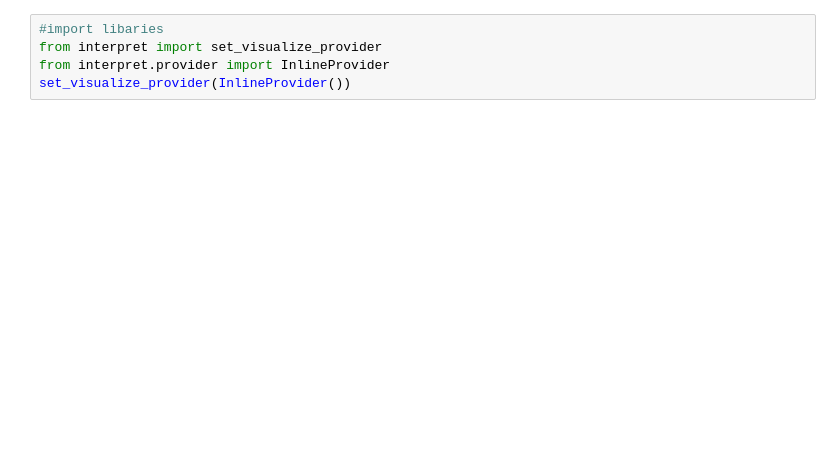
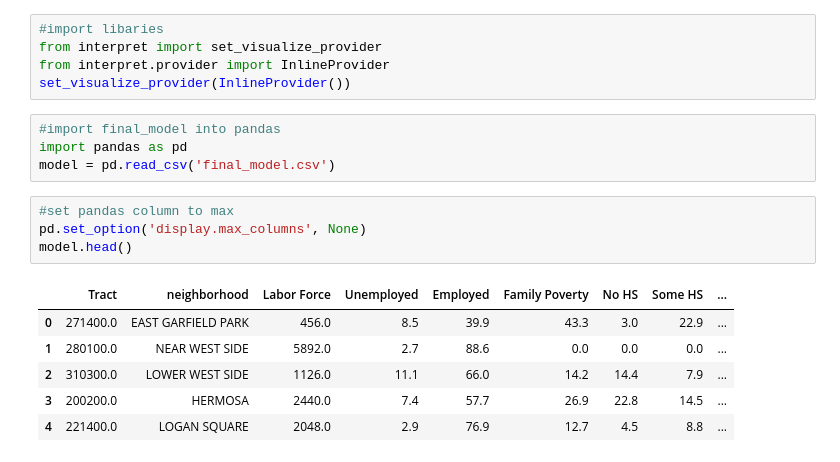
Before and after one commit to mgoodman96/FinalProjectLNM, a Jupyter notebook: MG_analysis.ipynb, the cells around one changed output. Cells and saved outputs as stored; diff of their text form; blank space fills up the shorter version.

```diff
--- a/MG_analysis.ipynb
+++ b/MG_analysis.ipynb
@@ -3,3 +3,18 @@
 from interpret import set_visualize_provider
 from interpret.provider import InlineProvider
 set_visualize_provider(InlineProvider())
+# %%
+#import final_model into pandas
+import pandas as pd
+model = pd.read_csv('final_model.csv')
+# %%
+#set pandas column to max
+pd.set_option('display.max_columns', None)
+model.head()
+# %% [output]
+|  | Tract | neighborhood | Labor Force | Unemployed | Employed | Family Poverty | No HS | Some HS | ... |
+| 0 | 271400.0 | EAST GARFIELD PARK | 456.0 | 8.5 | 39.9 | 43.3 | 3.0 | 22.9 | ... |
+| 1 | 280100.0 | NEAR WEST SIDE | 5892.0 | 2.7 | 88.6 | 0.0 | 0.0 | 0.0 | ... |
+| 2 | 310300.0 | LOWER WEST SIDE | 1126.0 | 11.1 | 66.0 | 14.2 | 14.4 | 7.9 | ... |
+| 3 | 200200.0 | HERMOSA | 2440.0 | 7.4 | 57.7 | 26.9 | 22.8 | 14.5 | ... |
+| 4 | 221400.0 | LOGAN SQUARE | 2048.0 | 2.9 | 76.9 | 12.7 | 4.5 | 8.8 | ... |
```
Also changed, not shown: parts of 4 cells of this notebook.
